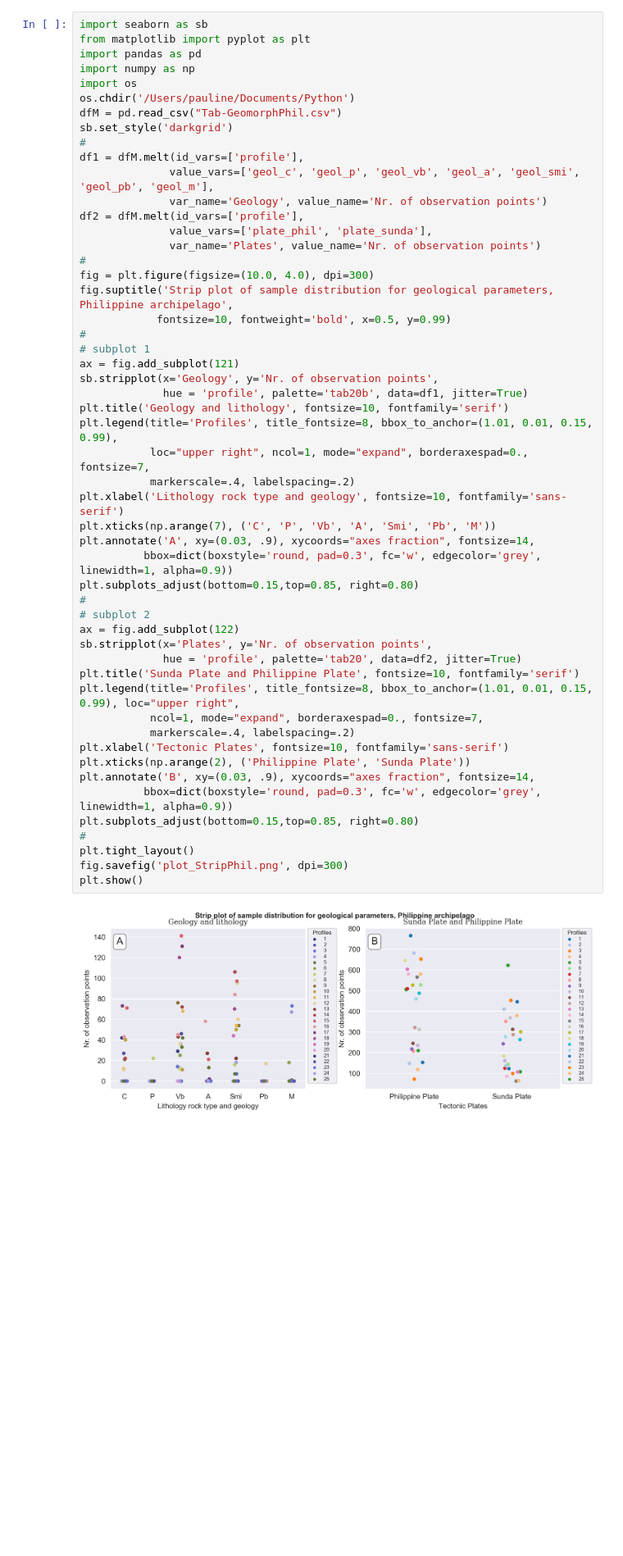
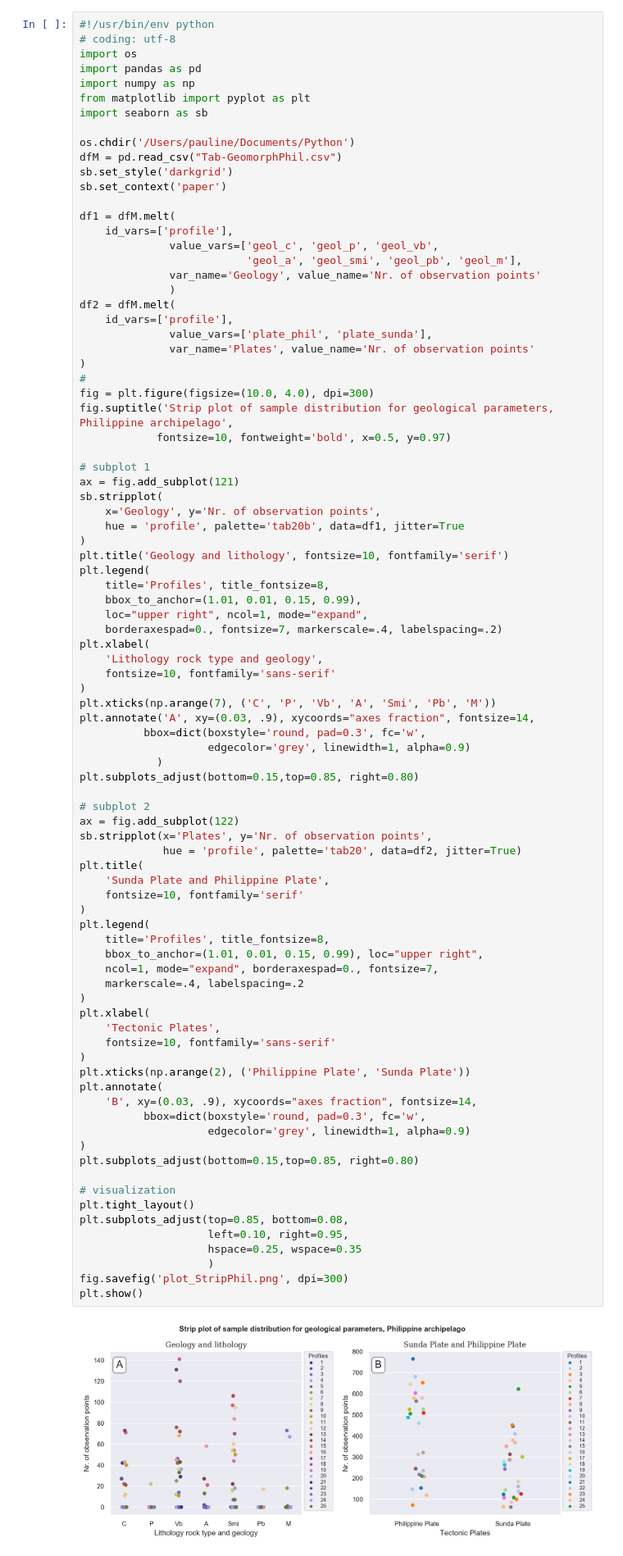
Before and after one commit to paulinelemenkova/Python-006-script-Strip-Plot, a Jupyter notebook: Script-006-Strip-SUBPLOT-Phil.ipynb, the cells around one changed output. Shown: that part at 82% size. Drawn from its saved outputs; the diff is of its cells as text; blank space fills up the shorter version.

```diff
--- a/Script-006-Strip-SUBPLOT-Phil.ipynb
+++ b/Script-006-Strip-SUBPLOT-Phil.ipynb
@@ -1,54 +1,89 @@
 # %%
-import seaborn as sb
-from matplotlib import pyplot as plt
+#!/usr/bin/env python
+# coding: utf-8
+import os
 import pandas as pd
 import numpy as np
-import os
+from matplotlib import pyplot as plt
+import seaborn as sb
+
 os.chdir('/Users/pauline/Documents/Python')
 dfM = pd.read_csv("Tab-GeomorphPhil.csv")
 sb.set_style('darkgrid')
-#
-df1 = dfM.melt(id_vars=['profile'],
-              value_vars=['geol_c', 'geol_p', 'geol_vb', 'geol_a', 'geol_smi', 'geol_pb', 'geol_m'],
-              var_name='Geology', value_name='Nr. of observation points')
-df2 = dfM.melt(id_vars=['profile'],
+sb.set_context('paper')
+
+df1 = dfM.melt(
+    id_vars=['profile'],
+              value_vars=['geol_c', 'geol_p', 'geol_vb',
+                          'geol_a', 'geol_smi', 'geol_pb', 'geol_m'],
+              var_name='Geology', value_name='Nr. of observation points'
+              )
+df2 = dfM.melt(
+    id_vars=['profile'],
               value_vars=['plate_phil', 'plate_sunda'],
-              var_name='Plates', value_name='Nr. of observation points')
+              var_name='Plates', value_name='Nr. of observation points'
+)
 #
 fig = plt.figure(figsize=(10.0, 4.0), dpi=300)
 fig.suptitle('Strip plot of sample distribution for geological parameters, Philippine archipelago',
-            fontsize=10, fontweight='bold', x=0.5, y=0.99)
-#
+            fontsize=10, fontweight='bold', x=0.5, y=0.97)
+
 # subplot 1
 ax = fig.add_subplot(121)
-sb.stripplot(x='Geology', y='Nr. of observation points',
-             hue = 'profile', palette='tab20b', data=df1, jitter=True)
+sb.stripplot(
+    x='Geology', y='Nr. of observation points',
+    hue = 'profile', palette='tab20b', data=df1, jitter=True
+)
 plt.title('Geology and lithology', fontsize=10, fontfamily='serif')
-plt.legend(title='Profiles', title_fontsize=8, bbox_to_anchor=(1.01, 0.01, 0.15, 0.99),
-           loc="upper right", ncol=1, mode="expand", borderaxespad=0., fontsize=7,
-           markerscale=.4, labelspacing=.2)
-plt.xlabel('Lithology rock type and geology', fontsize=10, fontfamily='sans-serif')
+plt.legend(
+    title='Profiles', title_fontsize=8,
+    bbox_to_anchor=(1.01, 0.01, 0.15, 0.99),
+    loc="upper right", ncol=1, mode="expand",
+    borderaxespad=0., fontsize=7, markerscale=.4, labelspacing=.2)
+plt.xlabel(
+    'Lithology rock type and geology',
+    fontsize=10, fontfamily='sans-serif'
+)
 plt.xticks(np.arange(7), ('C', 'P', 'Vb', 'A', 'Smi', 'Pb', 'M'))
 plt.annotate('A', xy=(0.03, .9), xycoords="axes fraction", fontsize=14,
-          bbox=dict(boxstyle='round, pad=0.3', fc='w', edgecolor='grey', linewidth=1, alpha=0.9))
+          bbox=dict(boxstyle='round, pad=0.3', fc='w',
+                    edgecolor='grey', linewidth=1, alpha=0.9)
+            )
 plt.subplots_adjust(bottom=0.15,top=0.85, right=0.80)
-#
+
 # subplot 2
 ax = fig.add_subplot(122)
 sb.stripplot(x='Plates', y='Nr. of observation points',
              hue = 'profile', palette='tab20', data=df2, jitter=True)
-plt.title('Sunda Plate and Philippine Plate', fontsize=10, fontfamily='serif')
-plt.legend(title='Profiles', title_fontsize=8, bbox_to_anchor=(1.01, 0.01, 0.15, 0.99), loc="upper right",
-           ncol=1, mode="expand", borderaxespad=0., fontsize=7,
-           markerscale=.4, labelspacing=.2)
-plt.xlabel('Tectonic Plates', fontsize=10, fontfamily='sans-serif')
+plt.title(
+    'Sunda Plate and Philippine Plate',
+    fontsize=10, fontfamily='serif'
+)
+plt.legend(
+    title='Profiles', title_fontsize=8,
+    bbox_to_anchor=(1.01, 0.01, 0.15, 0.99), loc="upper right",
+    ncol=1, mode="expand", borderaxespad=0., fontsize=7,
+    markerscale=.4, labelspacing=.2
+)
+plt.xlabel(
+    'Tectonic Plates',
+    fontsize=10, fontfamily='sans-serif'
+)
 plt.xticks(np.arange(2), ('Philippine Plate', 'Sunda Plate'))
-plt.annotate('B', xy=(0.03, .9), xycoords="axes fraction", fontsize=14,
-          bbox=dict(boxstyle='round, pad=0.3', fc='w', edgecolor='grey', linewidth=1, alpha=0.9))
+plt.annotate(
+    'B', xy=(0.03, .9), xycoords="axes fraction", fontsize=14,
+          bbox=dict(boxstyle='round, pad=0.3', fc='w',
+                    edgecolor='grey', linewidth=1, alpha=0.9)
+)
 plt.subplots_adjust(bottom=0.15,top=0.85, right=0.80)
-#
+
+# visualization
 plt.tight_layout()
+plt.subplots_adjust(top=0.85, bottom=0.08,
+                    left=0.10, right=0.95,
+                    hspace=0.25, wspace=0.35
+                    )
 fig.savefig('plot_StripPhil.png', dpi=300)
 plt.show()
 # %% [output]
-[figure, old version]
+[figure, new version]
```
